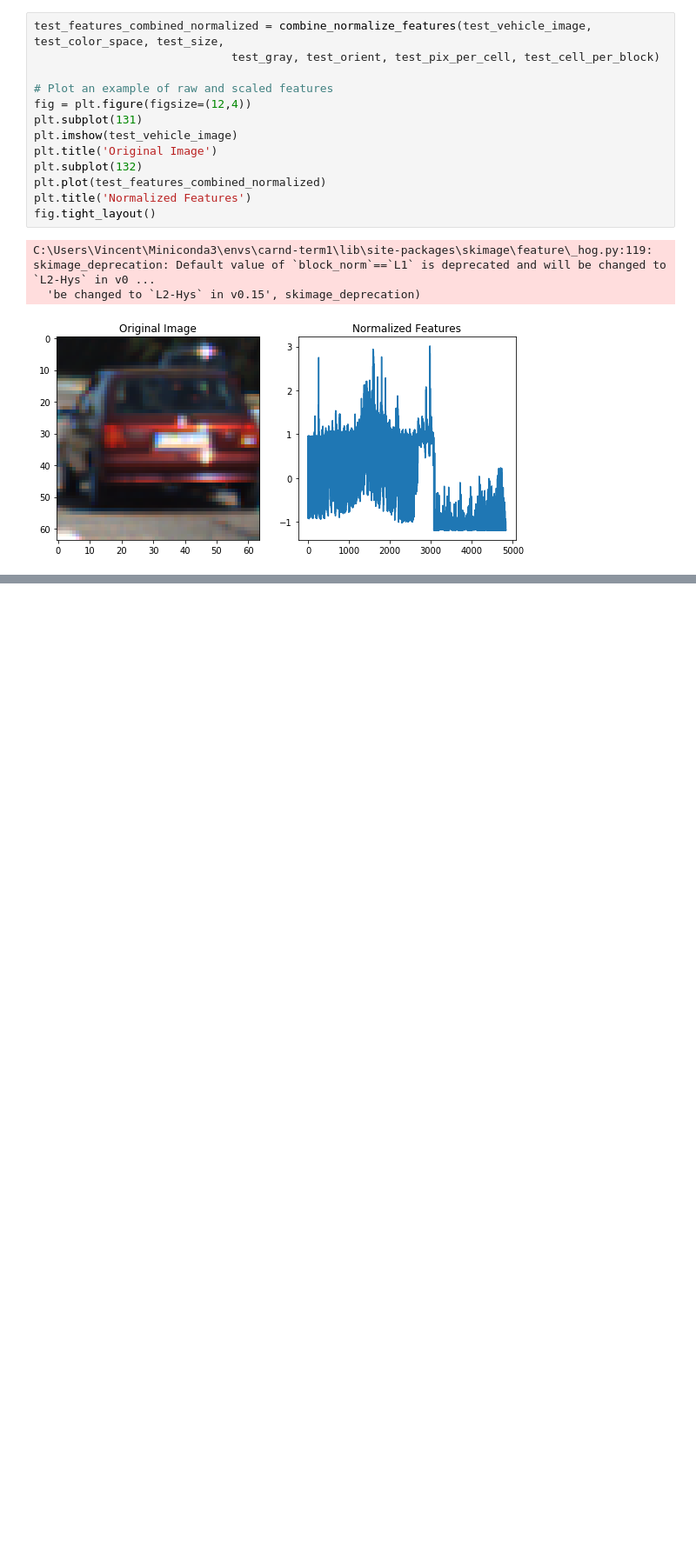
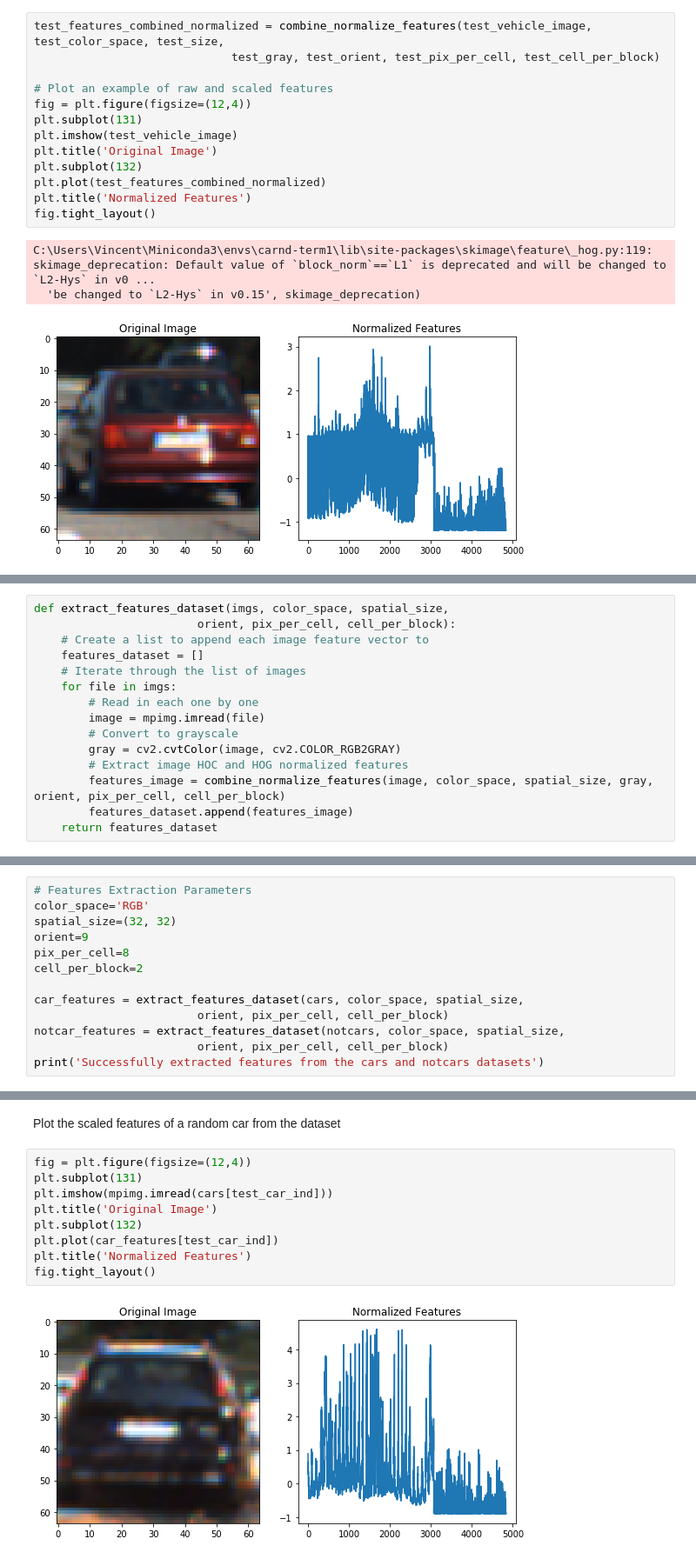
Before and after one commit to vinny-palumbo/AutonomousCars-VehicleDetection, a Jupyter notebook: pipeline.ipynb, the cells around one changed output, grey strips where cells are left out. Shown: that part at 87% size. Saved outputs shown, nothing was run; the diff lists cells and outputs as text; blank space fills up the shorter version.

```diff
--- a/pipeline.ipynb
+++ b/pipeline.ipynb
@@ -225,0 +288,15 @@ C:\Users\Vincent\Miniconda3\envs\carnd-term1\lib\site-packages\skimage\feature\_
+# %%
+def extract_features_dataset(imgs, color_space, spatial_size,
+                        orient, pix_per_cell, cell_per_block):
+    # Create a list to append each image feature vector to
+    features_dataset = []
+    # Iterate through the list of images
+    for file in imgs:
+        # Read in each one by one
+        image = mpimg.imread(file)
+        # Convert to grayscale
+        gray = cv2.cvtColor(image, cv2.COLOR_RGB2GRAY)
+        # Extract image HOC and HOG normalized features
+        features_image = combine_normalize_features(image, color_space, spatial_size, gray, orient, pix_per_cell, cell_per_block)
+        features_dataset.append(features_image)
+    return features_dataset
@@ -225,0 +305,13 @@ C:\Users\Vincent\Miniconda3\envs\carnd-term1\lib\site-packages\skimage\feature\_
+# %%
+# Features Extraction Parameters
+color_space='RGB'
+spatial_size=(32, 32)
+orient=9
+pix_per_cell=8
+cell_per_block=2
+
+car_features = extract_features_dataset(cars, color_space, spatial_size,
+                        orient, pix_per_cell, cell_per_block)
+notcar_features = extract_features_dataset(notcars, color_space, spatial_size,
+                        orient, pix_per_cell, cell_per_block)
+print('Successfully extracted features from the cars and notcars datasets')
@@ -225,0 +322,13 @@ C:\Users\Vincent\Miniconda3\envs\carnd-term1\lib\site-packages\skimage\feature\_
+# %% [markdown]
+Plot the scaled features of a random car from the dataset
+# %%
+fig = plt.figure(figsize=(12,4))
+plt.subplot(131)
+plt.imshow(mpimg.imread(cars[test_car_ind]))
+plt.title('Original Image')
+plt.subplot(132)
+plt.plot(car_features[test_car_ind])
+plt.title('Normalized Features')
+fig.tight_layout()
+# %% [output]
+[figure, added]
```
Also changed, not shown: parts of 14 cells of this notebook.
